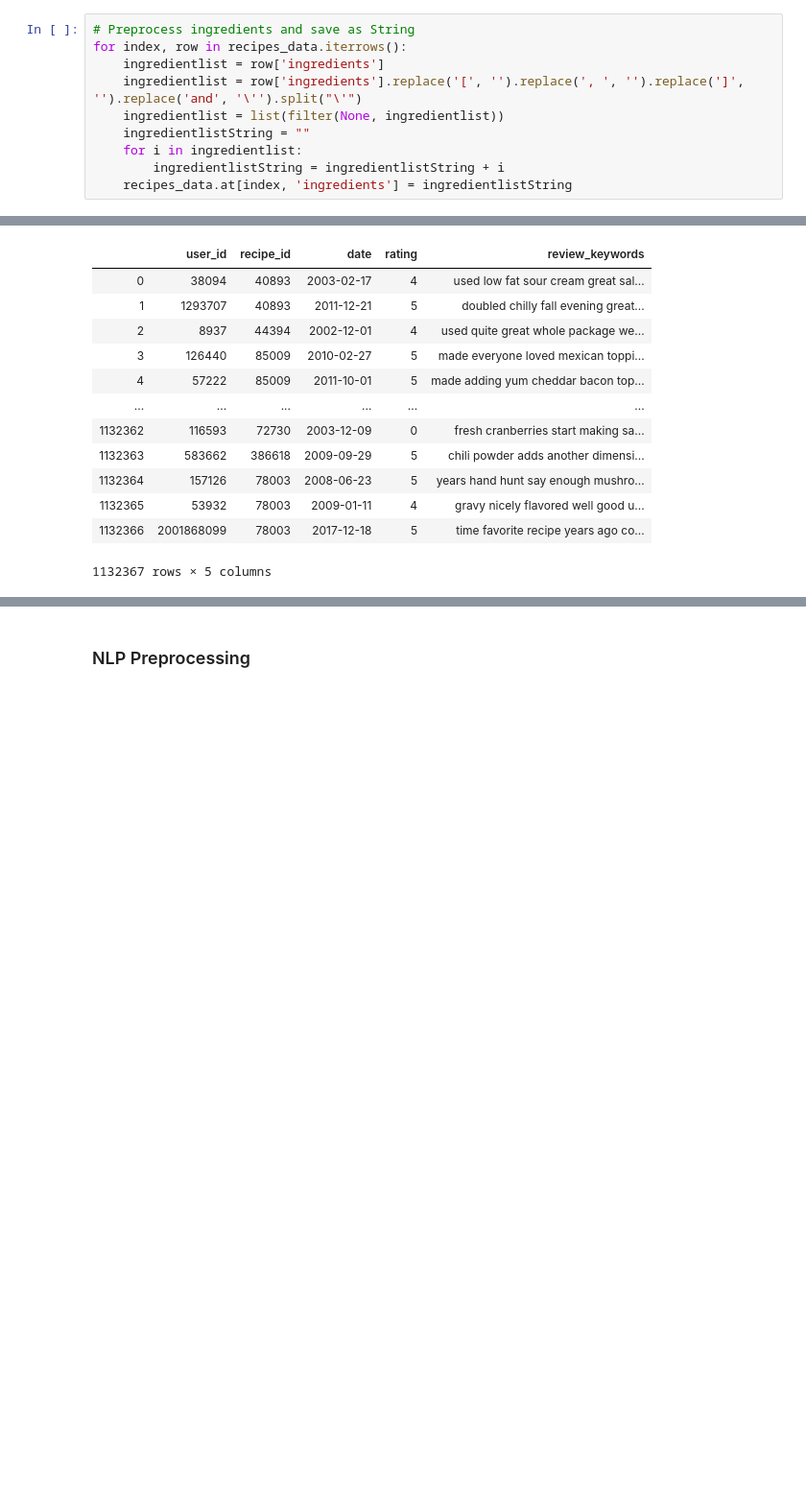
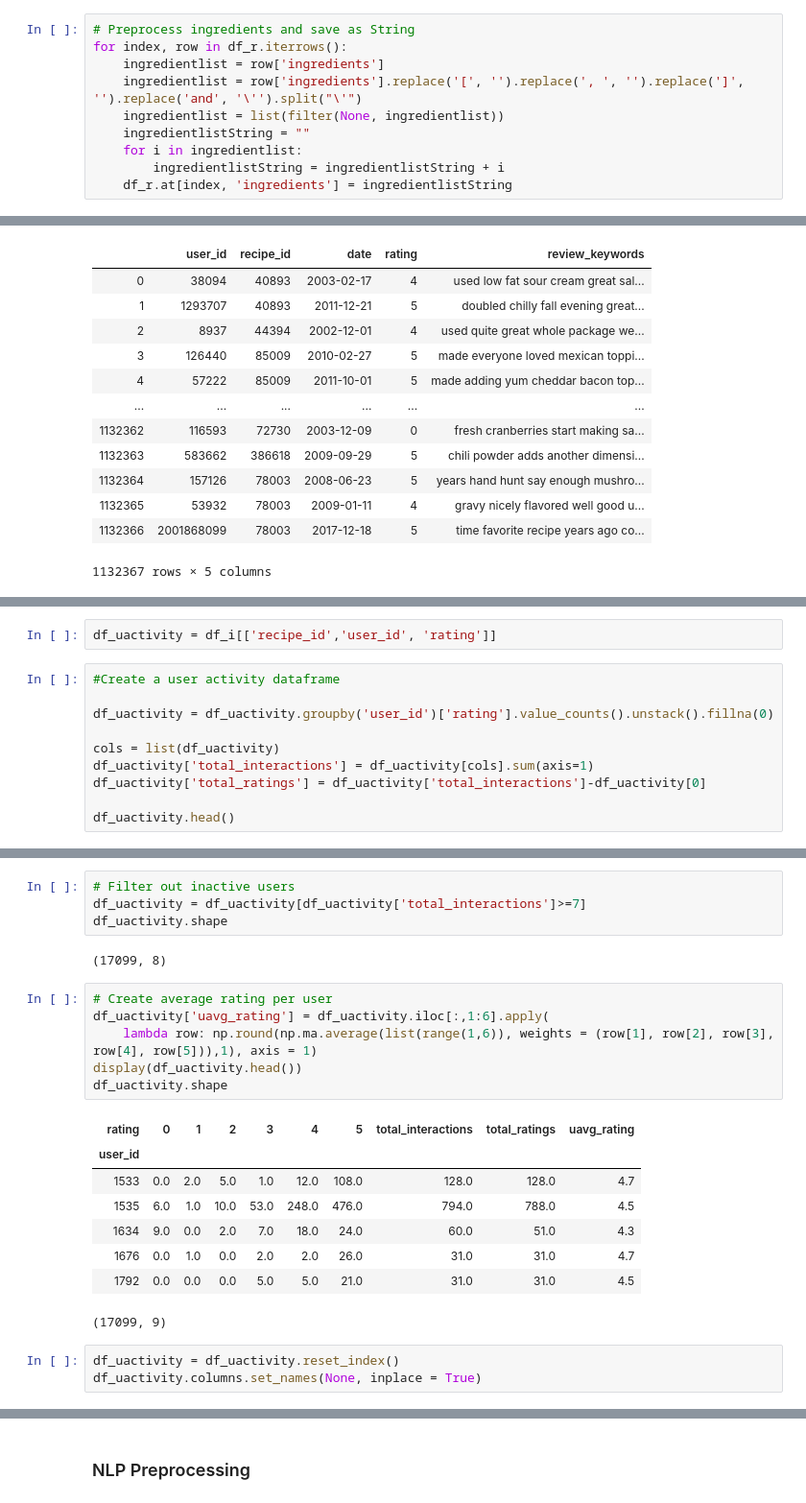
Before and after one commit to CaroHolt/WebMiningRecipeProject, a Jupyter notebook: code/Content Mining Caro.ipynb, the cells around one changed output, grey strips where cells are left out. Shown at 96% size. Cells and saved outputs as stored; diff of their text form; blank space fills up the shorter version.

```diff
--- a/code/Content Mining Caro.ipynb
+++ b/code/Content Mining Caro.ipynb
@@ -49,13 +80,13 @@ interactions_data.fillna("", inplace=True)
 # %%
 # Preprocess ingredients and save as String
-for index, row in recipes_data.iterrows():
+for index, row in df_r.iterrows():
     ingredientlist = row['ingredients']
     ingredientlist = row['ingredients'].replace('[', '').replace(', ', '').replace(']', '').replace('and', '\'').split("\'")
     ingredientlist = list(filter(None, ingredientlist))
     ingredientlistString = ""
     for i in ingredientlist:
         ingredientlistString = ingredientlistString + i
-    recipes_data.at[index, 'ingredients'] = ingredientlistString
+    df_r.at[index, 'ingredients'] = ingredientlistString
 # %%
 # Extract keywords for free text features
 get_keywords(recipes_data, "steps", "steps_keywords")
@@ -98,0 +256,12 @@ df_rmerged['rating'].fillna(avg_rating, inplace=True)
+# %%
+df_uactivity = df_i[['recipe_id','user_id', 'rating']]
+# %%
+#Create a user activity dataframe
+
+df_uactivity = df_uactivity.groupby('user_id')['rating'].value_counts().unstack().fillna(0)
+
+cols = list(df_uactivity)
+df_uactivity['total_interactions'] = df_uactivity[cols].sum(axis=1)
+df_uactivity['total_ratings'] = df_uactivity['total_interactions']-df_uactivity[0]
+
+df_uactivity.head()
@@ -98,0 +276,24 @@ df_rmerged['rating'].fillna(avg_rating, inplace=True)
+# %%
+# Filter out inactive users
+df_uactivity = df_uactivity[df_uactivity['total_interactions']>=7]
+df_uactivity.shape
+# %% [output]
+(17099, 8)
+# %%
+# Create average rating per user
+df_uactivity['uavg_rating'] = df_uactivity.iloc[:,1:6].apply(
+    lambda row: np.round(np.ma.average(list(range(1,6)), weights = (row[1], row[2], row[3], row[4], row[5])),1), axis = 1)
+display(df_uactivity.head())
+df_uactivity.shape
+# %% [output]
+| rating | 0 | 1 | 2 | 3 | 4 | 5 | total_interactions | total_ratings | uavg_rating |
+| user_id |  |  |  |  |  |  |  |  |  |
+| 1533 | 0.0 | 2.0 | 5.0 | 1.0 | 12.0 | 108.0 | 128.0 | 128.0 | 4.7 |
+| 1535 | 6.0 | 1.0 | 10.0 | 53.0 | 248.0 | 476.0 | 794.0 | 788.0 | 4.5 |
+| 1634 | 9.0 | 0.0 | 2.0 | 7.0 | 18.0 | 24.0 | 60.0 | 51.0 | 4.3 |
+| 1676 | 0.0 | 1.0 | 0.0 | 2.0 | 2.0 | 26.0 | 31.0 | 31.0 | 4.7 |
+| 1792 | 0.0 | 0.0 | 0.0 | 5.0 | 5.0 | 21.0 | 31.0 | 31.0 | 4.5 |
+(17099, 9)
+# %%
+df_uactivity = df_uactivity.reset_index()
+df_uactivity.columns.set_names(None, inplace = True)
```
Also changed, not shown: parts of 23 cells of this notebook.
